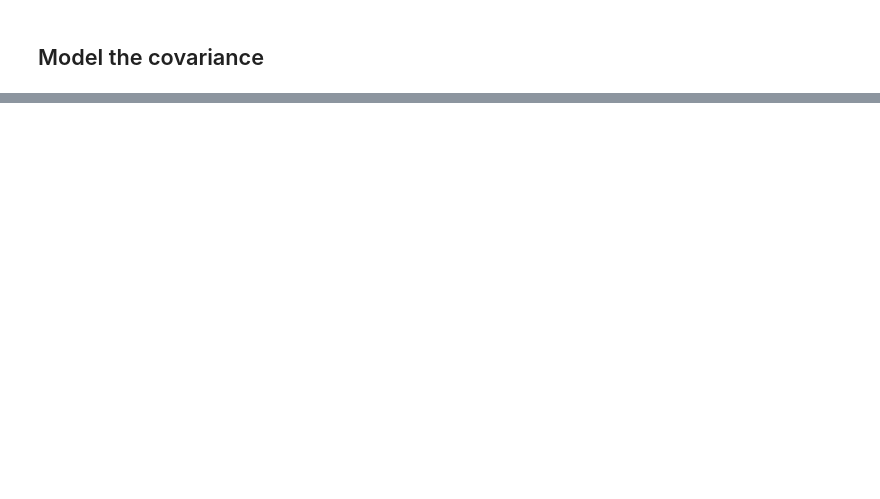
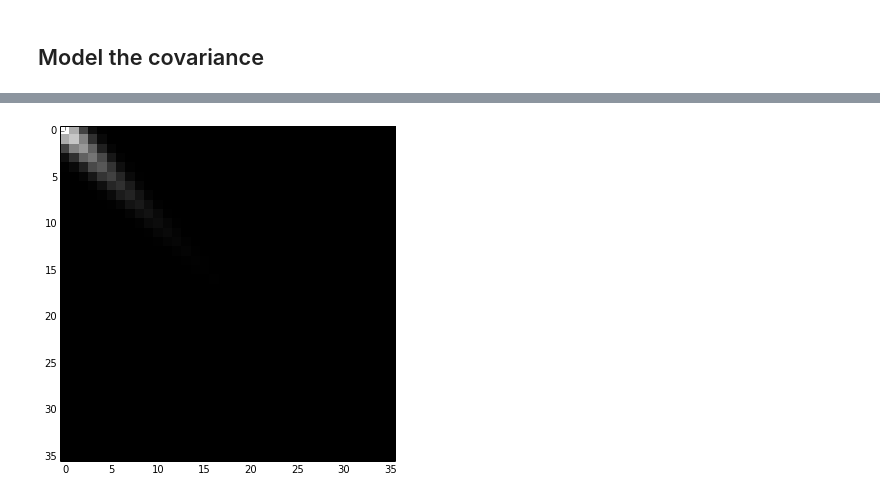
Before and after one commit to cranmer/play, a Jupyter notebook: misc/DiJet_GP_test.ipynb, the cells around one changed output, grey strips where cells are left out. Cells and saved outputs as stored; diff of their text form; code cells hidden in the pictures; blank space fills up the shorter version.

```diff
--- a/misc/DiJet_GP_test.ipynb
+++ b/misc/DiJet_GP_test.ipynb
@@ -233,0 +273,8 @@ kernel = ExpSquaredKernel(1.0)
+# %%
+k = kernel.get_value(np.atleast_2d(xval).T)
+plt.figure(figsize=(6, 6))
+plt.imshow(k, cmap="gray", interpolation="nearest")
+#plt.gca().set_xticklabels([])
+#plt.gca().set_yticklabels([]);
+# %% [output]
+[figure, added]
```
Also changed, not shown: parts of 21 cells of this notebook.
